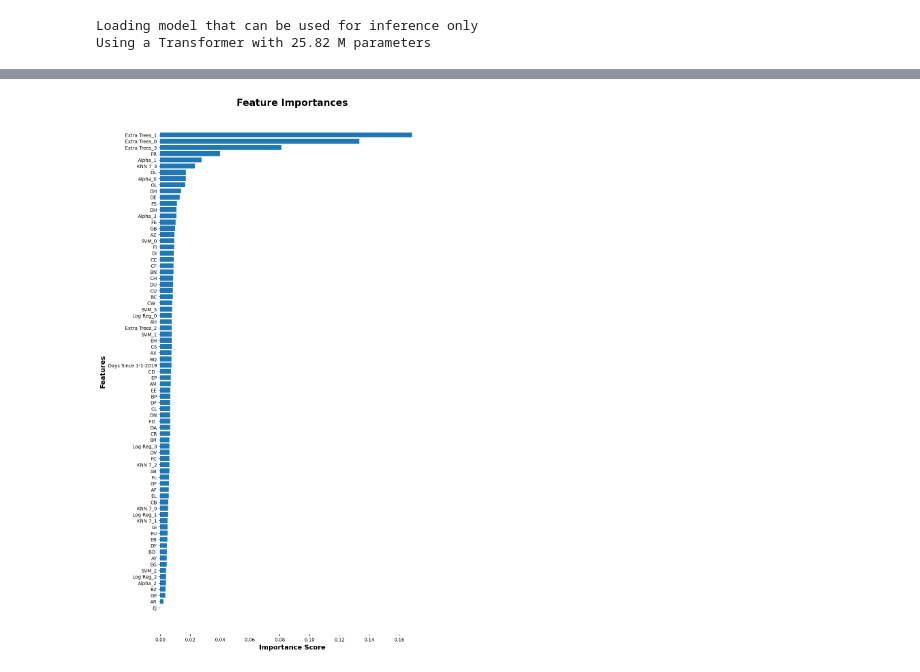
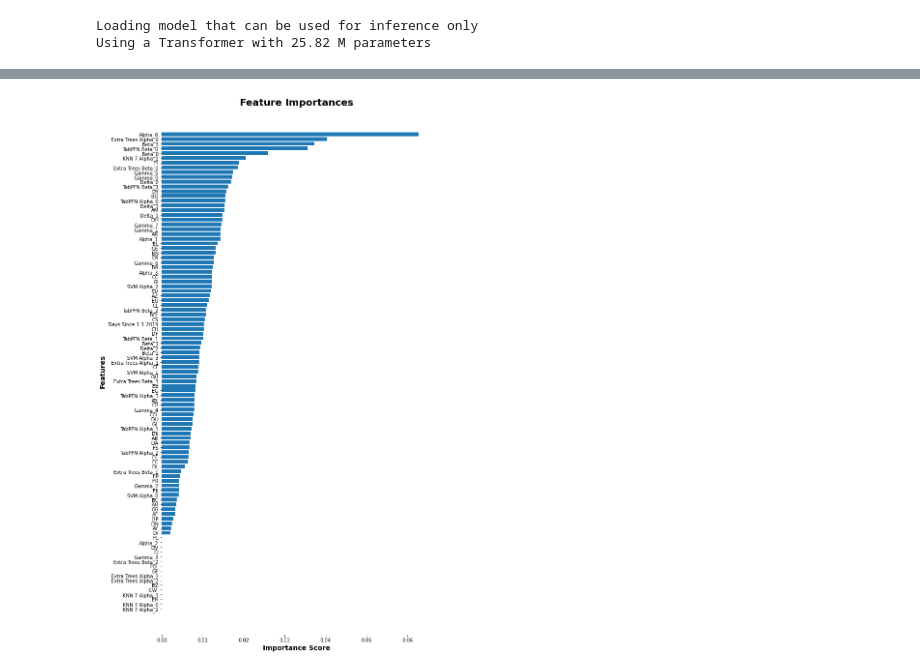
Before and after one commit to ClayGendron/icr-identify-age-related-conditions-kaggle, a Jupyter notebook: icr-gendron-2.ipynb, the cells around one changed output, grey strips where cells are left out. Drawn from its saved outputs; the diff is of its cells as text; code cells hidden in the pictures.

Commit message:
Updated Models

```diff
--- a/icr-gendron-2.ipynb
+++ b/icr-gendron-2.ipynb
@@ -164,0 +1142,24 @@ pre_fit_models = {
+# %%
+skf = StratifiedKFold(n_splits = 5, random_state = random_seed, shuffle = True)
+model_prediction_features_df = pd.DataFrame({})
+for i, (train_index, test_index) in enumerate(skf.split(X_train, y_train_gamma)):
+    fold, oof = X_train.loc[train_index], X_train.loc[test_index]
+    fold_y, oof_y = y_train_gamma[train_index], y_train_gamma[test_index]
+
+    model_features = greek_prediction_cols.copy()
+
+    # fit models
+    extra_trees_predictions = fit_model('Extra Trees Gamma', extra_trees, fold, fold_y, oof, model_features)
+    tabpfn_predictions = fit_model('TabPFN Gamma', tabpfn, fold, fold_y, oof, model_features)
+
+    predictions_df = pd.concat([extra_trees_predictions, tabpfn_predictions], axis = 1)
+    model_prediction_features_df = pd.concat([model_prediction_features_df, predictions_df])
+
+X_train = pd.concat([X_train, model_prediction_features_df], axis = 1)
+for pred_class in y_train_gamma:
+    X_train['Gamma_' + str(pred_class)] = X_train['Extra Trees Gamma_' + str(pred_class)] + X_train['TabPFN Gamma_' + str(pred_class)]
+
+X_train.drop([
+    'Extra Trees Gamma_0', 'Extra Trees Gamma_1', 'Extra Trees Gamma_2', 'Extra Trees Gamma_3', 'Extra Trees Gamma_4', 'Extra Trees Gamma_5', 'Extra Trees Gamma_6', 'Extra Trees Gamma_7',
+    'TabPFN Gamma_0', 'TabPFN Gamma_1', 'TabPFN Gamma_2', 'TabPFN Gamma_3', 'TabPFN Gamma_4', 'TabPFN Gamma_5', 'TabPFN Gamma_6', 'TabPFN Gamma_7'
+], axis = 1, inplace = True)
@@ -412,0 +1350,17 @@ feature_cols = feature_cols.drop(['Class', 'Alpha'])
+# %%
+X_train.drop(['Class', 'Alpha'], axis = 1, inplace = True)
+# %%
+xgb = XGBClassifier(
+    booster = 'gbtree',
+    learning_rate = 0.02,
+    n_estimators = 300,
+    max_depth = 6,
+    gamma = 0.3,
+    min_child_weight = 2,
+    max_delta_step = 1,
+    subsample = 0.7,
+    base_score = 0.85,
+    n_jobs = -1, random_state = random_seed
+)
+# %%
+xgb.fit(X_train, y_train_class)
@@ -413,12 +1378,12 @@ feature_cols = feature_cols.drop(['Class', 'Alpha'])
 # %%
-importances = pd.Series(xgb.feature_importances_, index = feature_cols).sort_values(ascending = True)
+importances = pd.Series(xgb.feature_importances_, index = X_train.columns).sort_values(ascending = True)
 
 plt.figure(figsize = (10, 20))
 plt.title('Feature Importances', fontdict = font_dict_header)
 plt.box(False)
 plt.barh(importances.index, importances.values)
 plt.xlabel('Importance Score', fontdict = font_dict_axistitle)
 plt.ylabel('Features', fontdict = font_dict_axistitle)
 plt.show()
 # %% [output]
-[figure, old version]
+[figure, new version]
```
Also changed, not shown: parts of 97 cells of this notebook, 7 other files.
